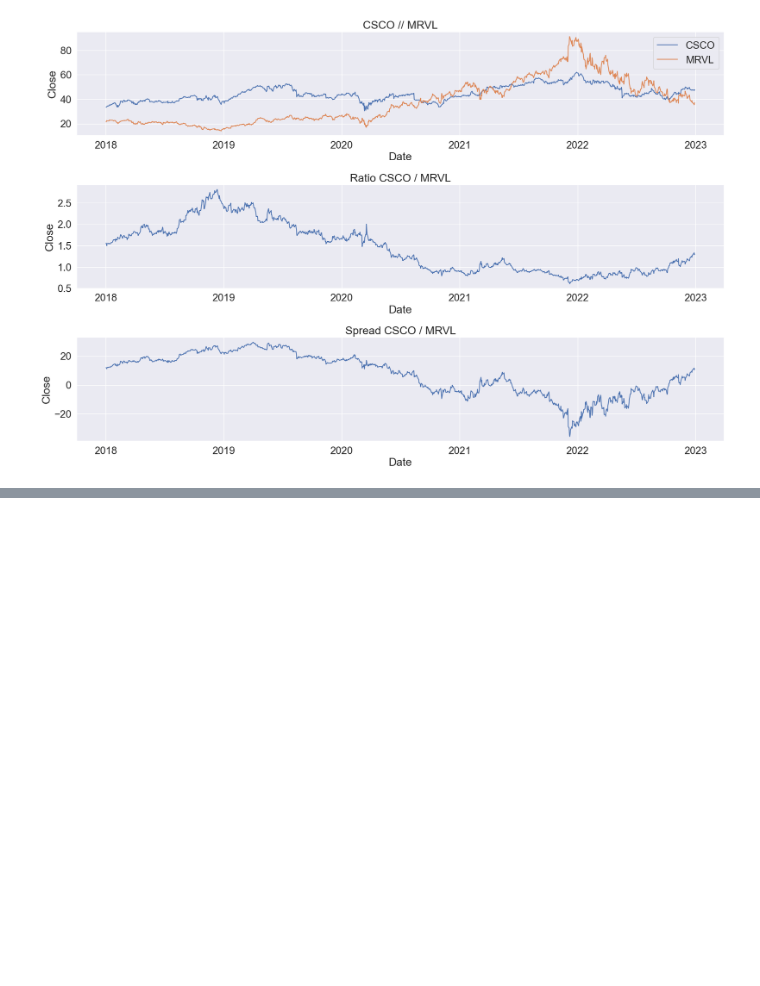
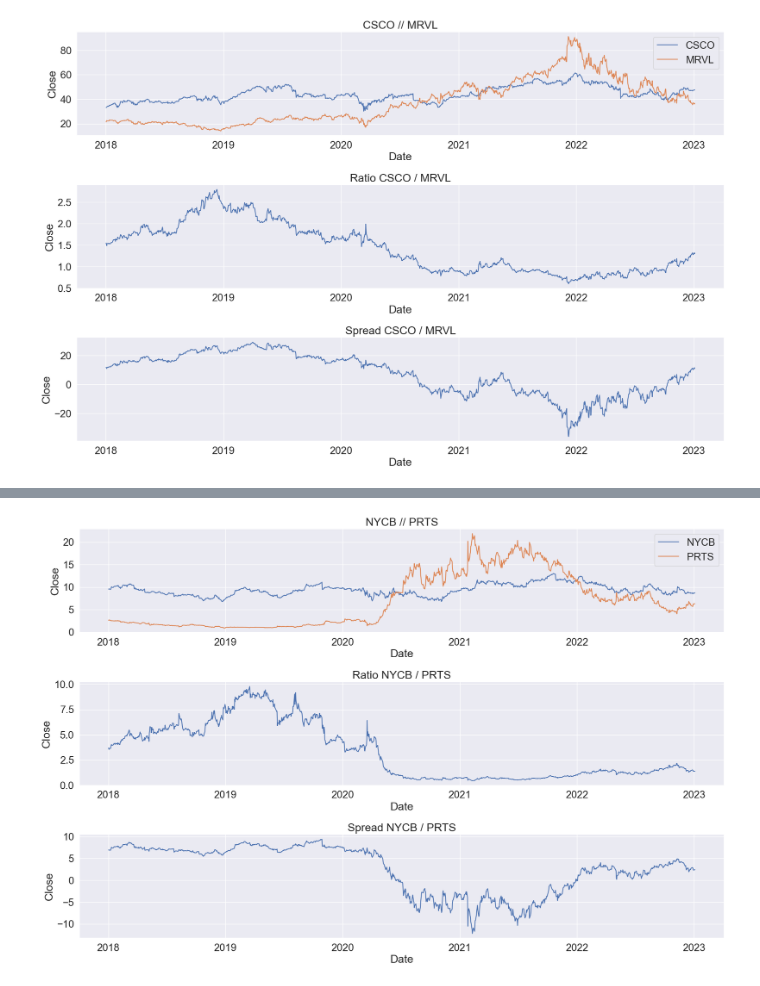
Before and after one commit to paul10116/Stock-Market, a Jupyter notebook: WATCHLIST.ipynb, the cells around one changed output, grey strips where cells are left out. Drawn from its saved outputs; the diff is of its cells as text; code cells hidden in the pictures; blank space fills up the shorter version.

```diff
--- a/WATCHLIST.ipynb
+++ b/WATCHLIST.ipynb
@@ -10,0 +19,4 @@ pair("CSCO", "MRVL");
+# %%
+pair("NYCB", "PRTS");
+# %% [output]
+[figure, added]
```
Also changed, not shown: parts of 9 cells of this notebook, 12 other files.
